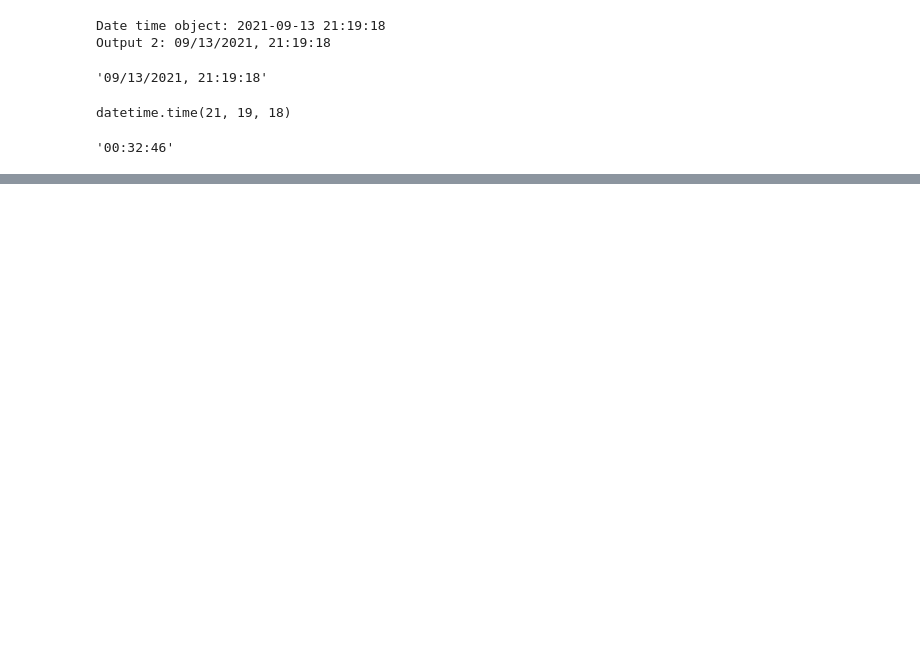
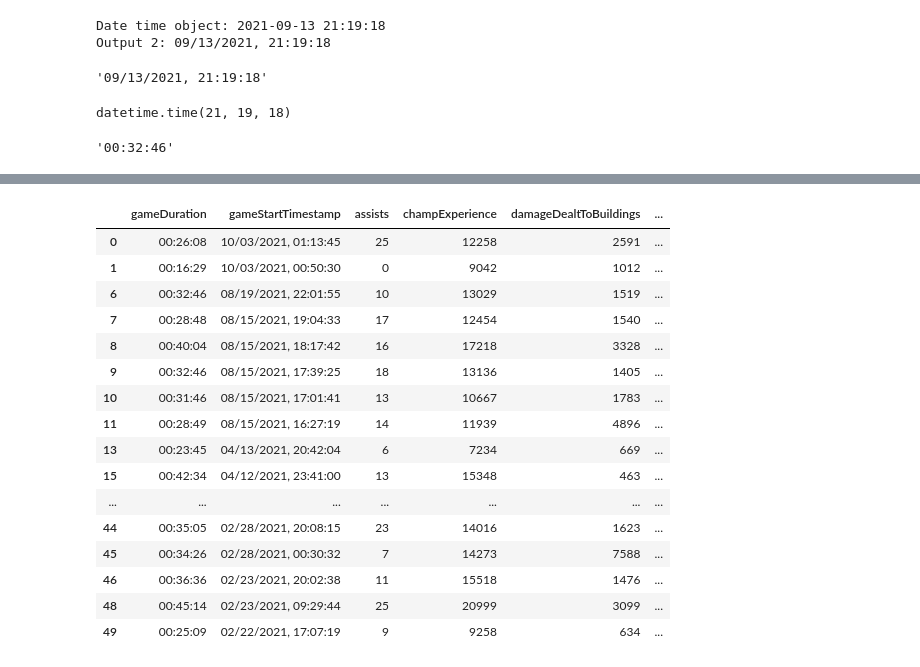
Before and after one commit to jalex141/League-Rank, a Jupyter notebook: notebooks/clean.ipynb, the cells around one changed output, grey strips where cells are left out. Drawn from its saved outputs; the diff is of its cells as text; code cells hidden in the pictures; blank space fills up the shorter version.

```diff
--- a/notebooks/clean.ipynb
+++ b/notebooks/clean.ipynb
@@ -116,0 +117,5 @@ df
+# %%
+interesting_columns = ['gameDuration','gameStartTimestamp','assists','champExperience','damageDealtToBuildings','damageDealtToObjectives','damageDealtToTurrets','damageSelfMitigated','deaths','firstBloodAssist','firstBloodKill','goldEarned','inhibitorTakedowns','kills','summonerLevel','timeCCingOthers','timePlayed','totalDamageDealt','totalDamageDealtToChampions','totalMinionsKilled','totalTimeSpentDead','visionScore','win']
+# %%
+dfr_f = dfr[dfr.role == dfr.role.value_counts().index[0]]
+dfr_f.head(5)
@@ -116,0 +129,21 @@ df
+# %%
+dfr_fr = dfr_f[interesting_columns]
+dfr_fr
+# %% [output]
+|  | gameDuration | gameStartTimestamp | assists | champExperience | damageDealtToBuildings | ... |
+| 0 | 00:26:08 | 10/03/2021, 01:13:45 | 25 | 12258 | 2591 | ... |
+| 1 | 00:16:29 | 10/03/2021, 00:50:30 | 0 | 9042 | 1012 | ... |
+| 6 | 00:32:46 | 08/19/2021, 22:01:55 | 10 | 13029 | 1519 | ... |
+| 7 | 00:28:48 | 08/15/2021, 19:04:33 | 17 | 12454 | 1540 | ... |
+| 8 | 00:40:04 | 08/15/2021, 18:17:42 | 16 | 17218 | 3328 | ... |
+| 9 | 00:32:46 | 08/15/2021, 17:39:25 | 18 | 13136 | 1405 | ... |
+| 10 | 00:31:46 | 08/15/2021, 17:01:41 | 13 | 10667 | 1783 | ... |
+| 11 | 00:28:49 | 08/15/2021, 16:27:19 | 14 | 11939 | 4896 | ... |
+| 13 | 00:23:45 | 04/13/2021, 20:42:04 | 6 | 7234 | 669 | ... |
+| 15 | 00:42:34 | 04/12/2021, 23:41:00 | 13 | 15348 | 463 | ... |
+| ... | ... | ... | ... | ... | ... | ... |
+| 44 | 00:35:05 | 02/28/2021, 20:08:15 | 23 | 14016 | 1623 | ... |
+| 45 | 00:34:26 | 02/28/2021, 00:30:32 | 7 | 14273 | 7588 | ... |
+| 46 | 00:36:36 | 02/23/2021, 20:02:38 | 11 | 15518 | 1476 | ... |
+| 48 | 00:45:14 | 02/23/2021, 09:29:44 | 25 | 20999 | 3099 | ... |
+| 49 | 00:25:09 | 02/22/2021, 17:07:19 | 9 | 9258 | 634 | ... |
```
Also changed, not shown: parts of 8 cells of this notebook, 3 other files.
